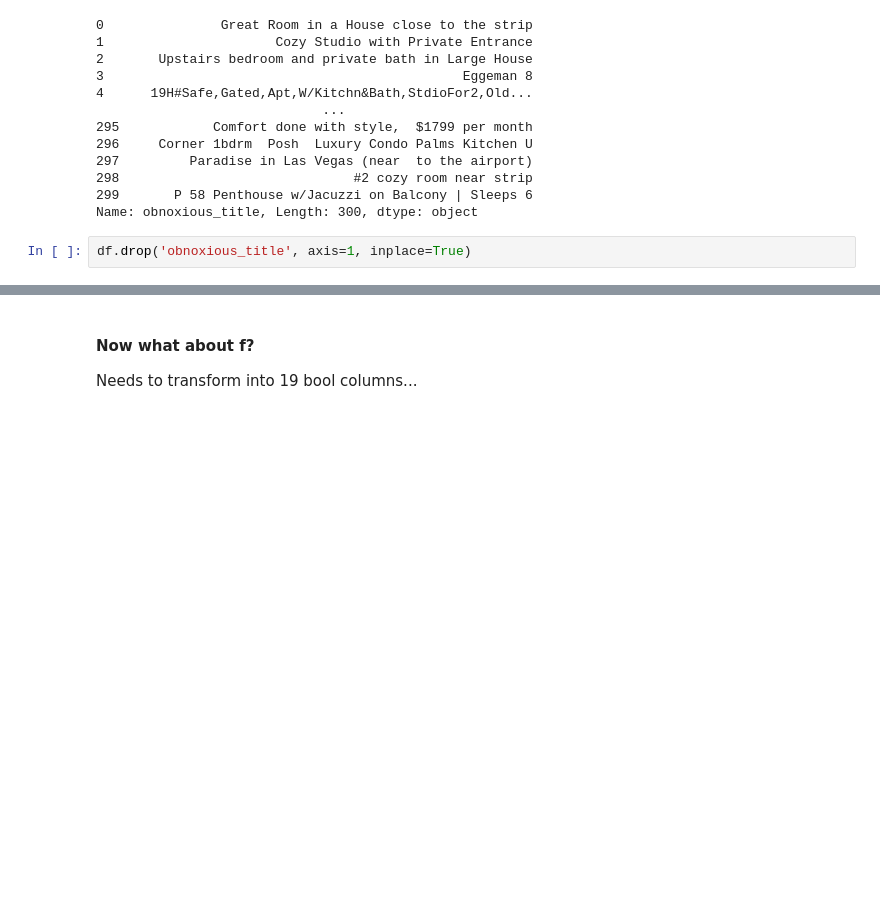
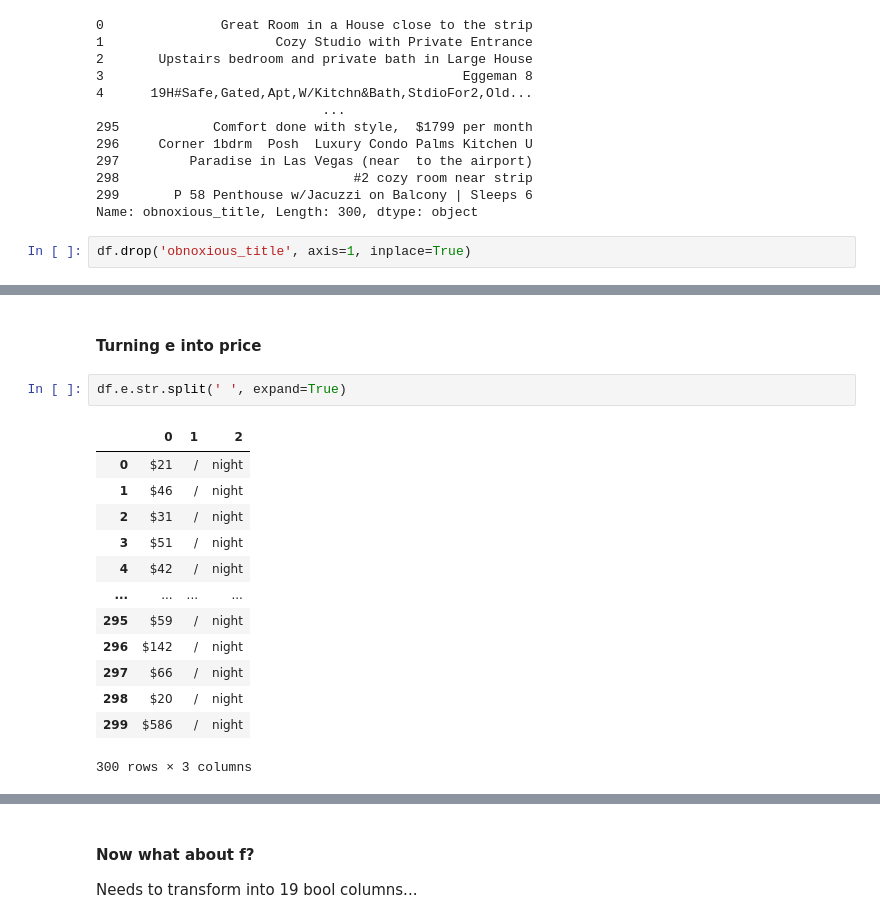
Before and after one commit to gumdropsteve/intro_to_python, a Jupyter notebook: day_08/01_expanding_data_with_pandas.ipynb, the cells around one changed output, grey strips where cells are left out. Cells and saved outputs as stored; diff of their text form; blank space fills up the shorter version.

```diff
--- a/day_08/01_expanding_data_with_pandas.ipynb
+++ b/day_08/01_expanding_data_with_pandas.ipynb
@@ -521,0 +522,18 @@ df.sample(2)
+# %% [markdown]
+#### Turning e into price
+# %%
+df.e.str.split(' ', expand=True)
+# %% [output]
+|  | 0 | 1 | 2 |
+| 0 | $21 | / | night |
+| 1 | $46 | / | night |
+| 2 | $31 | / | night |
+| 3 | $51 | / | night |
+| 4 | $42 | / | night |
+| ... | ... | ... | ... |
+| 295 | $59 | / | night |
+| 296 | $142 | / | night |
+| 297 | $66 | / | night |
+| 298 | $20 | / | night |
+| 299 | $586 | / | night |
+300 rows × 3 columns
```
Also changed, not shown: parts of 19 cells of this notebook.
